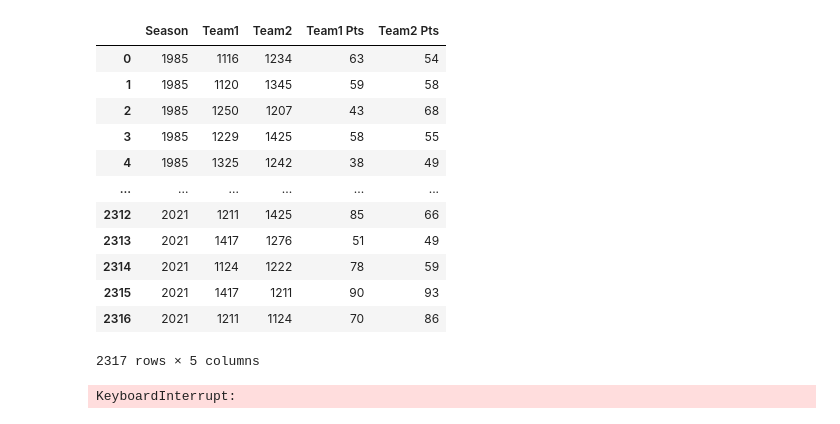
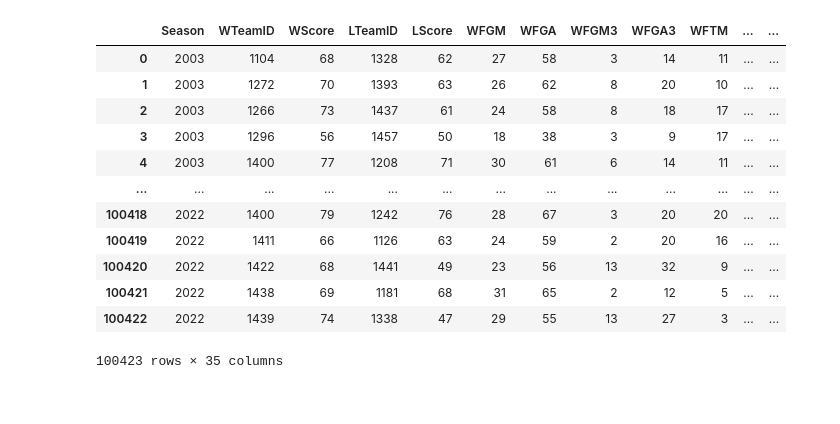
Before and after one commit to SKCwillie/NCAA2021, a Jupyter notebook: TrainData.ipynb, the cells around one changed output. Drawn from its saved outputs; the diff is of its cells as text; code cells hidden in the pictures.

```diff
--- a/TrainData.ipynb
+++ b/TrainData.ipynb
@@ -10,7 +10,7 @@ Tourney = pd.read_csv(f'{ROOT}/Data/MNCAATourneyCompactResults.csv')
 TeamIDs = pd.read_csv(f'{ROOT}/Data/MTeams.csv')
 Rankings = pd.read_csv(f'{ROOT}/Data/MMasseyOrdinals.csv')
 # %%
-Train = Tourney
+Train = RegularSeason
 Train.drop(['DayNum', 'WLoc', 'NumOT'], axis=1, inplace=True)
 # %%
 def randomize_team(WTeamID):
@@ -21,26 +36,25 @@ def randomize_team(WTeamID):
 # %%
 Train['Team1'] = Train['WTeamID'].apply(lambda x: randomize_team(x))
 Train['Team1'].fillna(Train.LTeamID, inplace=True)
 Train['Team1'] = Train['Team1'].astype(int)
 Train['Team2'] = np.where(Train['WTeamID']==Train['Team1'], Train['LTeamID'], Train['WTeamID'])
 Train['Team1 Pts'] = np.where(Train['Team1']==Train['WTeamID'], Train['WScore'], Train['LScore'])
 Train['Team2 Pts'] = np.where(Train['Team2']==Train['WTeamID'], Train['WScore'], Train['LScore'])
-Train.drop(['WScore', 'LTeamID', 'LScore', 'WTeamID'], axis=1, inplace=True)
 Train
 # %% [output]
-|  | Season | Team1 | Team2 | Team1 Pts | Team2 Pts |
-| 0 | 1985 | 1116 | 1234 | 63 | 54 |
-| 1 | 1985 | 1120 | 1345 | 59 | 58 |
-| 2 | 1985 | 1250 | 1207 | 43 | 68 |
-| 3 | 1985 | 1229 | 1425 | 58 | 55 |
-| 4 | 1985 | 1325 | 1242 | 38 | 49 |
-| ... | ... | ... | ... | ... | ... |
-| 2312 | 2021 | 1211 | 1425 | 85 | 66 |
-| 2313 | 2021 | 1417 | 1276 | 51 | 49 |
-| 2314 | 2021 | 1124 | 1222 | 78 | 59 |
-| 2315 | 2021 | 1417 | 1211 | 90 | 93 |
-| 2316 | 2021 | 1211 | 1124 | 70 | 86 |
+|  | Season | WTeamID | WScore | LTeamID | LScore | WFGM | WFGA | WFGM3 | WFGA3 | WFTM | ... | ... |
+| 0 | 2003 | 1104 | 68 | 1328 | 62 | 27 | 58 | 3 | 14 | 11 | ... | ... |
+| 1 | 2003 | 1272 | 70 | 1393 | 63 | 26 | 62 | 8 | 20 | 10 | ... | ... |
+| 2 | 2003 | 1266 | 73 | 1437 | 61 | 24 | 58 | 8 | 18 | 17 | ... | ... |
+| 3 | 2003 | 1296 | 56 | 1457 | 50 | 18 | 38 | 3 | 9 | 17 | ... | ... |
+| 4 | 2003 | 1400 | 77 | 1208 | 71 | 30 | 61 | 6 | 14 | 11 | ... | ... |
+| ... | ... | ... | ... | ... | ... | ... | ... | ... | ... | ... | ... | ... |
+| 100418 | 2022 | 1400 | 79 | 1242 | 76 | 28 | 67 | 3 | 20 | 20 | ... | ... |
+| 100419 | 2022 | 1411 | 66 | 1126 | 63 | 24 | 59 | 2 | 20 | 16 | ... | ... |
+| 100420 | 2022 | 1422 | 68 | 1441 | 49 | 23 | 56 | 13 | 32 | 9 | ... | ... |
+| 100421 | 2022 | 1438 | 69 | 1181 | 68 | 31 | 65 | 2 | 12 | 5 | ... | ... |
+| 100422 | 2022 | 1439 | 74 | 1338 | 47 | 29 | 55 | 13 | 27 | 3 | ... | ... |
-2317 rows × 5 columns
+100423 rows × 35 columns
 # %%
 def get_team_rank(team_id, year):
     temp = Rankings[Rankings.TeamID==team_id]
@@ -48,8 +62,6 @@ def get_team_rank(team_id, year):
     return temp['OrdinalRank'].sum() / len(temp.index)
 Train['Team1 Rank'] = Train.apply(lambda x: get_team_rank(x['Team1'], x['Season']), axis=1)
 Train['Team2 Rank'] = Train.apply(lambda x: get_team_rank(x['Team2'], x['Season']), axis=1)
-# %% [output]
-KeyboardInterrupt:
 # %%
 def split_season(team, year):
     win_df = RegularSeason[RegularSeason.WTeamID==team]
```
Also changed, not shown: parts of 3 cells of this notebook, 6 other files.
